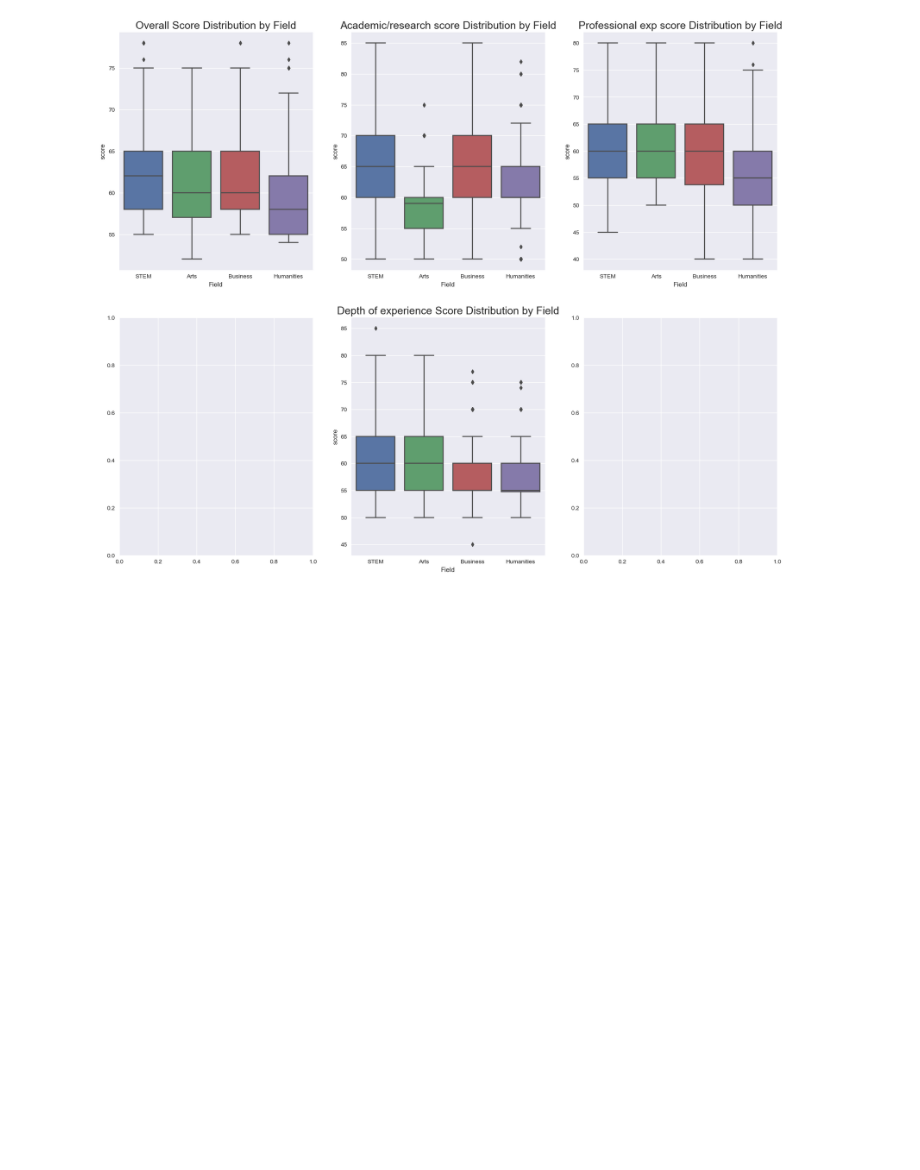
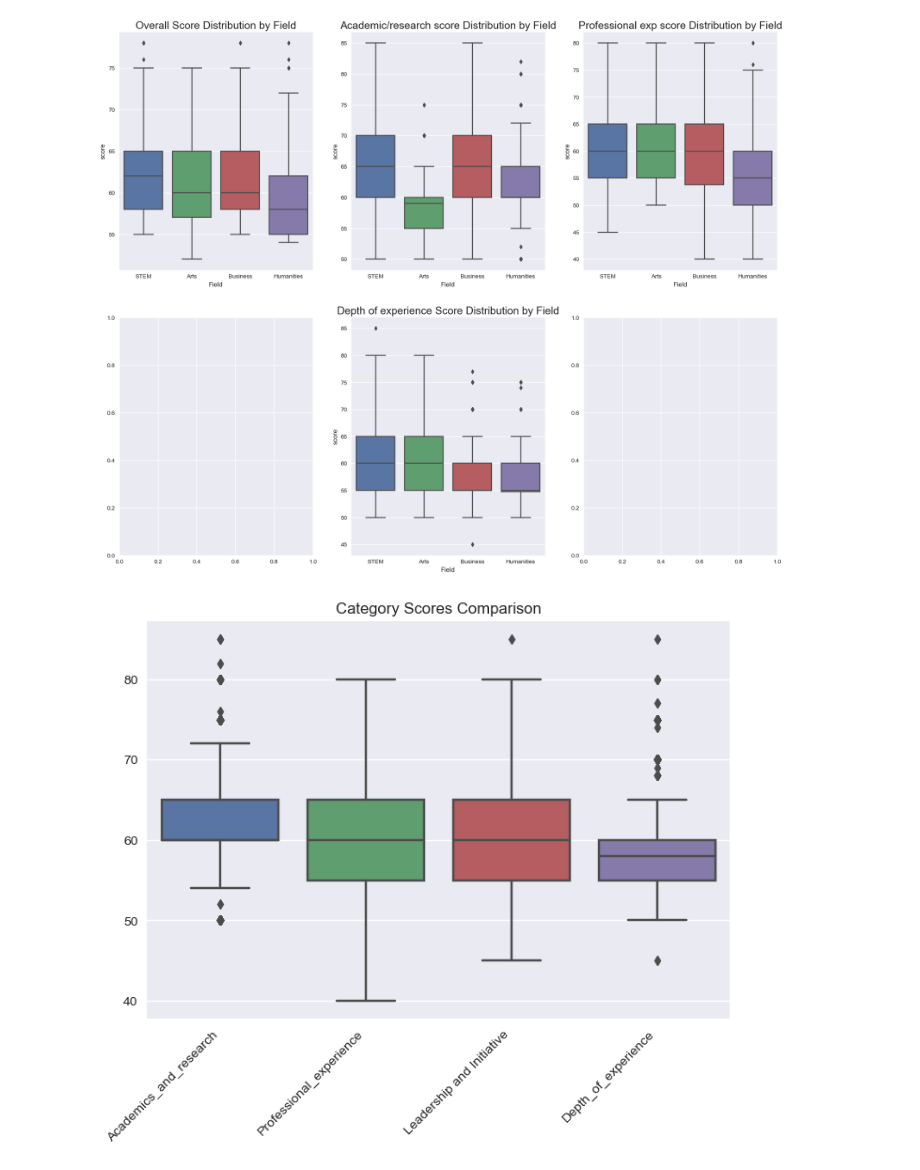
Before and after one commit to TommyClemenzaChen/lm_experiments, a Jupyter notebook: analysis/analysis.ipynb, the cells around one changed output. Drawn from its saved outputs; the diff is of its cells as text; code cells hidden in the pictures; blank space fills up the shorter version.

```diff
--- a/analysis/analysis.ipynb
+++ b/analysis/analysis.ipynb
@@ -81,9 +81,11 @@ plt.show()
 # %%
  # 2. Category Scores Comparison
 category_scores = df[['Academics_and_research', 'Professional_experience',
                           'Leadership and Initiative', 'Depth_of_experience']]
-sns.boxplot(data=category_scores, ax=axes[0, 1])
-axes[0, 1].set_title('Category Scores Comparison')
-axes[0, 1].set_xticklabels(axes[0, 1].get_xticklabels(), rotation=45, ha='right')
+sns.boxplot(data=category_scores)
+plt.title('Category Scores Comparison')
+plt.xticks(rotation=45, ha='right')
 
 plt.show()
+# %% [output]
+[figure, added]
```
Also changed, not shown: parts of 6 cells of this notebook.
